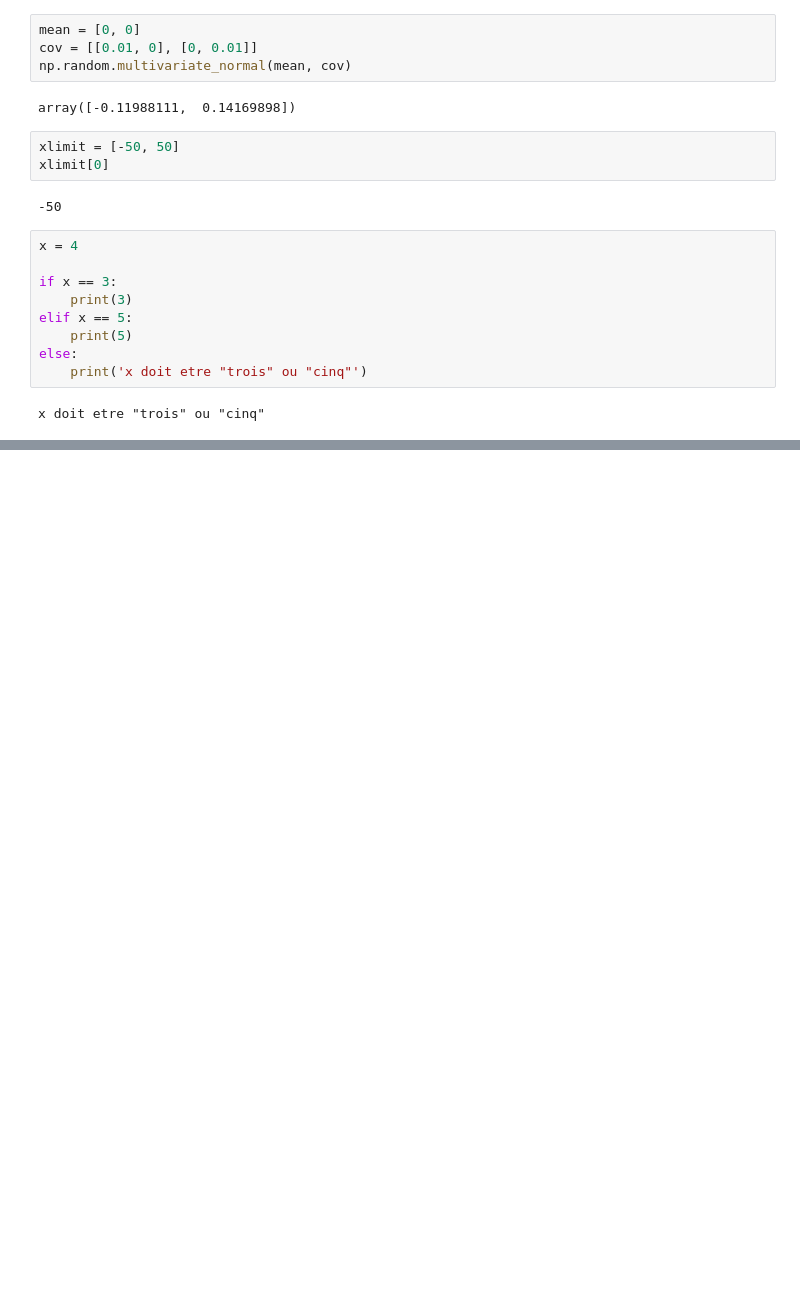
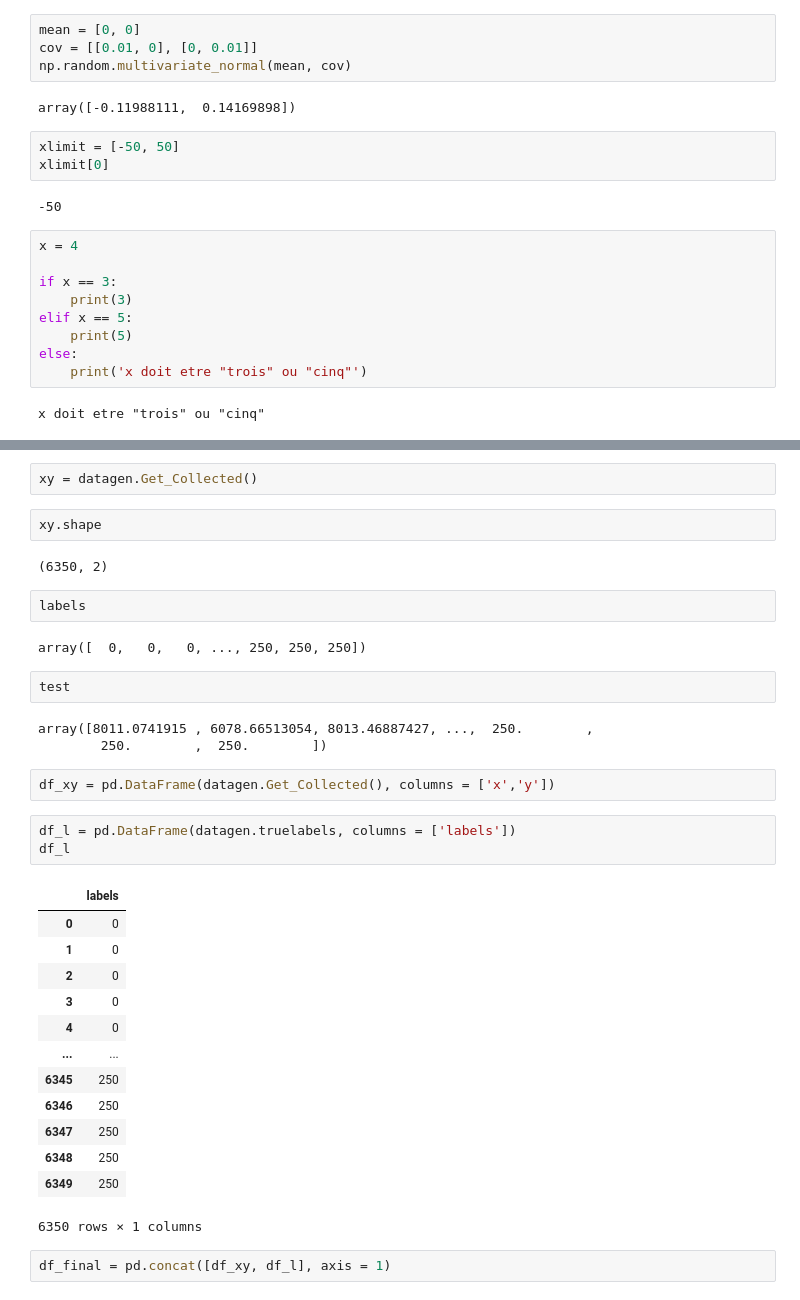
Before and after one commit to ElianaRenzo/pdm, a Jupyter notebook: My_codes/DataGenerator.ipynb, the cells around one changed output, grey strips where cells are left out. Cells and saved outputs as stored; diff of their text form; blank space fills up the shorter version.

```diff
--- a/My_codes/DataGenerator.ipynb
+++ b/My_codes/DataGenerator.ipynb
@@ -394,0 +467,36 @@ x doit etre "trois" ou "cinq"
+# %%
+xy = datagen.Get_Collected()
+# %%
+xy.shape
+# %% [output]
+(6350, 2)
+# %%
+labels
+# %% [output]
+array([  0,   0,   0, ..., 250, 250, 250])
+# %%
+test
+# %% [output]
+array([8011.0741915 , 6078.66513054, 8013.46887427, ...,  250.        ,
+        250.        ,  250.        ])
+# %%
+df_xy = pd.DataFrame(datagen.Get_Collected(), columns = ['x','y'])
+# %%
+df_l = pd.DataFrame(datagen.truelabels, columns = ['labels'])
+df_l
+# %% [output]
+|  | labels |
+| 0 | 0 |
+| 1 | 0 |
+| 2 | 0 |
+| 3 | 0 |
+| 4 | 0 |
+| ... | ... |
+| 6345 | 250 |
+| 6346 | 250 |
+| 6347 | 250 |
+| 6348 | 250 |
+| 6349 | 250 |
+6350 rows × 1 columns
+# %%
+df_final = pd.concat([df_xy, df_l], axis = 1)
```
Also changed, not shown: parts of 13 cells of this notebook, 2 other files.
